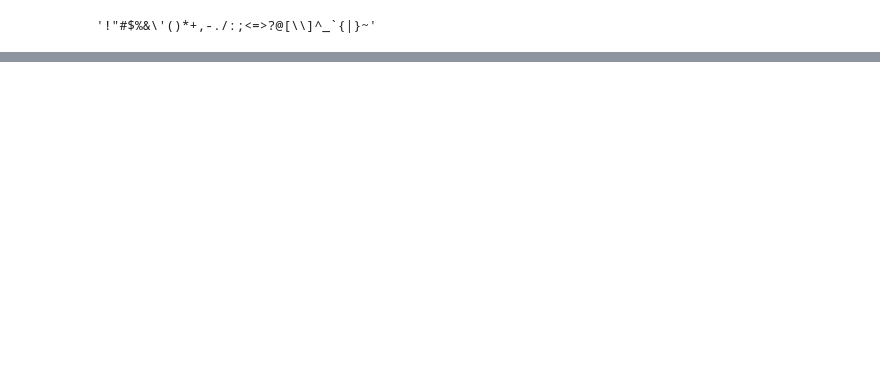
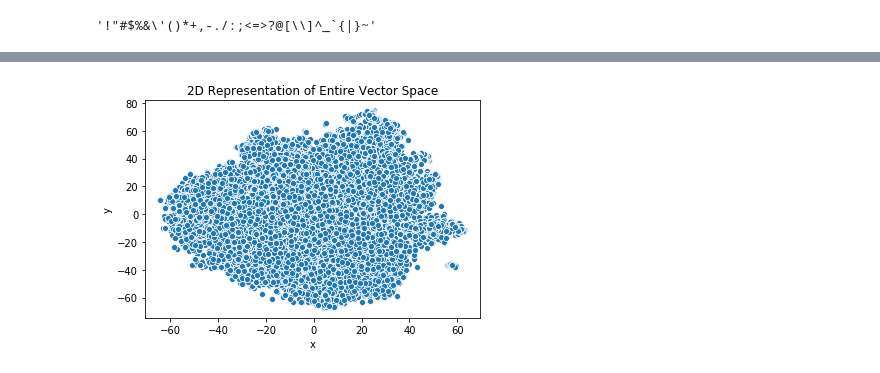
Before and after one commit to amypeniston/data-science-toolbox, a Jupyter notebook: key-concepts-examples/NLP_Preprocessing.ipynb, the cells around one changed output, grey strips where cells are left out. Drawn from its saved outputs; the diff is of its cells as text; code cells hidden in the pictures; blank space fills up the shorter version.

Commit message:
Implemented Word2Vec using Gutenberg corpus

```diff
--- a/key-concepts-examples/NLP_Preprocessing.ipynb
+++ b/key-concepts-examples/NLP_Preprocessing.ipynb
@@ -71,0 +165,13 @@ punctuation
+# %%
+# Faster
+def remove_punctuation(corpus):
+    no_punctuation = []
+
+    # Faster
+    for sentence in corpus:
+        no_punctuation.append([word.translate(str.maketrans("","",punctuation)) for word in sentence if word.translate(str.maketrans("","",punctuation)) != ""])
+
+    return no_punctuation
+
+no_punctuation = remove_punctuation(sentences_v2)
+no_punctuation[0:2]
@@ -71,0 +273,12 @@ punctuation
+# %%
+tokenized_corpus = gutenberg.sents()
+clean_corpus = remove_punctuation(remove_stopwords(lowercase(tokenized_corpus)))
+
+# size = number of dimensions
+# sg = skip-gram or CBOW architecture
+# window = number of context words to consider
+# iter = number of epochs
+# min-count = number of times word must appear in corpus in order to fit into word vector space
+# workers = number of processing cores
+
+model = Word2Vec(sentences=clean_corpus, size=64, sg=1, window=10, iter=5, min_count=10, workers=4)
@@ -71,0 +322,7 @@ punctuation
+# %%
+tsne = TSNE(n_components=2, n_iter=1000)
+wv_2d = tsne.fit_transform(model.wv[model.wv.vocab])
+# %%
+word_coords = pd.DataFrame(wv_2d, columns=["x", "y"])
+word_coords["token"] = model.wv.vocab.keys()
+word_coords.head()
@@ -71,0 +336,6 @@ punctuation
+# %%
+sns.scatterplot(x="x", y="y", data=word_coords)
+plt.title("2D Representation of Entire Vector Space")
+plt.show()
+# %% [output]
+[figure, added]
```
Also changed, not shown: parts of 42 cells of this notebook.
